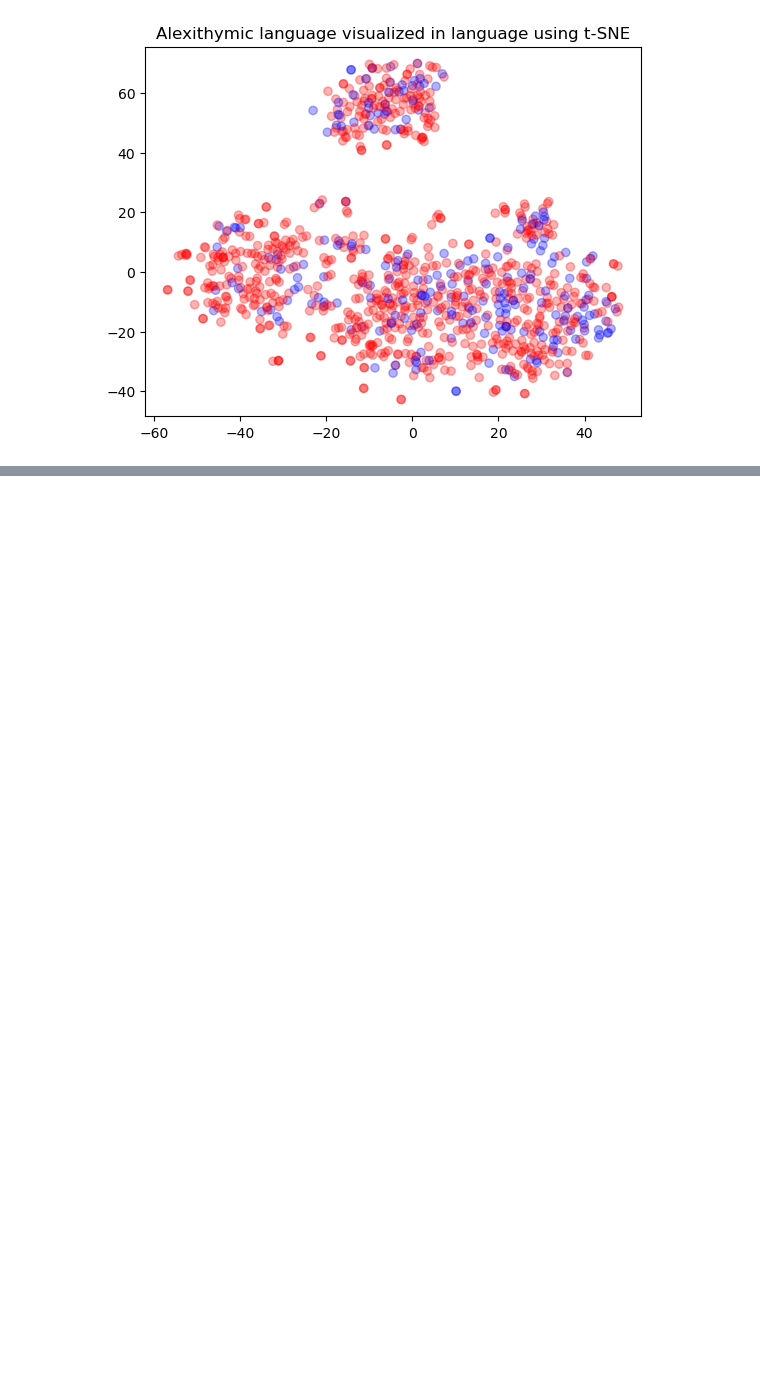
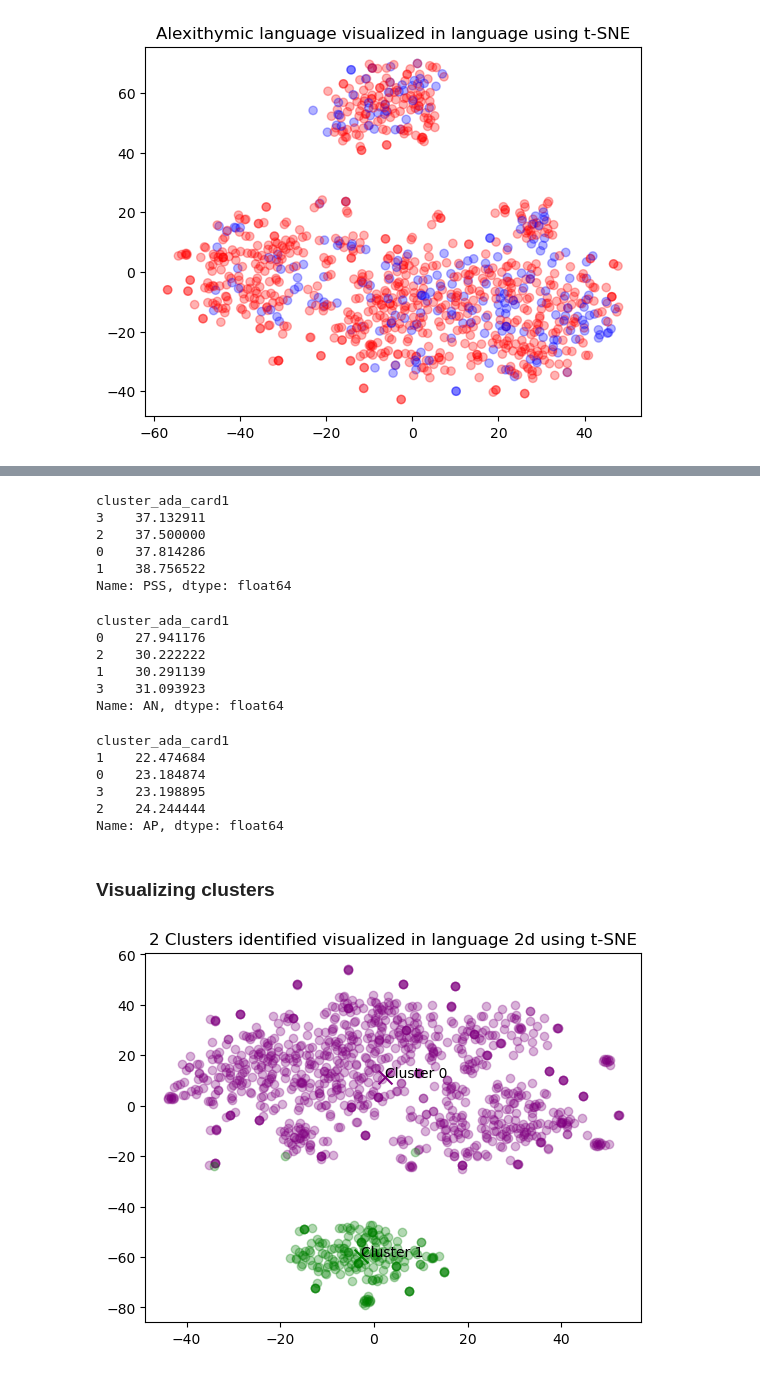
Before and after one commit to raul-arrabales/alexithymic-lang, a Jupyter notebook: openai/Prolexitim_Detector_OpenAI.ipynb, the cells around one changed output, grey strips where cells are left out. Saved outputs shown, nothing was run; the diff lists cells and outputs as text; code cells hidden in the pictures; blank space fills up the shorter version.

Commit message:
clustering models (KMeans)

```diff
--- a/openai/Prolexitim_Detector_OpenAI.ipynb
+++ b/openai/Prolexitim_Detector_OpenAI.ipynb
@@ -194,0 +202,3 @@ Text(0.5, 1.0, 'Alexithymic language visualized in language using t-SNE')
+# %%
+# Let's recover the other labels before clustering, to check for correlations
+labels_and_embeds_df = prolexitim_df.merge(embeds_df)
@@ -194,0 +215,7 @@ Text(0.5, 1.0, 'Alexithymic language visualized in language using t-SNE')
+# %%
+# Let's use KMeans for clustering
+from sklearn.cluster import KMeans
+
+# np.array(embeds_df.ada_card1.apply(eval).to_list())
+matrix = np.vstack(labels_and_embeds_df.ada_card1.apply(eval).to_list())
+matrix.shape
@@ -194,0 +224,6 @@ Text(0.5, 1.0, 'Alexithymic language visualized in language using t-SNE')
+# %%
+# Explore from 2 to 6 clusters:
+for n_clusters in range(2,7):
+    kmeans = KMeans(n_clusters = n_clusters, init='k-means++', n_init='auto', random_state=42)
+    kmeans.fit(matrix)
+    labels_and_embeds_df['clustering_' + str(n_clusters)] = kmeans.labels_
@@ -194,0 +282,63 @@ Text(0.5, 1.0, 'Alexithymic language visualized in language using t-SNE')
+# %%
+# Do clusters have any significant difference in stress?
+labels_and_embeds_df.groupby("cluster_ada_card1").PSS.mean().sort_values()
+# %% [output]
+cluster_ada_card1
+3    37.132911
+2    37.500000
+0    37.814286
+1    38.756522
+Name: PSS, dtype: float64
+# %%
+# Do clusters have any significant difference in negative affect?
+labels_and_embeds_df.groupby("cluster_ada_card1").AN.mean().sort_values()
+# %% [output]
+cluster_ada_card1
+0    27.941176
+2    30.222222
+1    30.291139
+3    31.093923
+Name: AN, dtype: float64
+# %%
+# Do clusters have any significant difference in postive affect?
+labels_and_embeds_df.groupby("cluster_ada_card1").AP.mean().sort_values()
+# %% [output]
+cluster_ada_card1
+1    22.474684
+0    23.184874
+3    23.198895
+2    24.244444
+Name: AP, dtype: float64
+# %% [markdown]
+### Visualizing clusters
+# %%
+# Visualizing clusters
+def viz_clusters(n_clusters):
+    tsne = TSNE(n_components=2, perplexity=15, random_state=42, init="random", learning_rate=200)
+    vis_dims2 = tsne.fit_transform(matrix)
+
+    x = [x for x, y in vis_dims2]
+    y = [y for x, y in vis_dims2]
+
+    if n_clusters < 7:
+        colors = ["purple", "green", "red", "blue", "yellow", "brown"]
+    else:
+        print('Error: too many clusters.')
+        return
+
+    for category, color in enumerate(colors[0:n_clusters]):
+        xs = np.array(x)[labels_and_embeds_df['clustering_' + str(n_clusters)] == category]
+        ys = np.array(y)[labels_and_embeds_df['clustering_' + str(n_clusters)] == category]
+        plt.scatter(xs, ys, color=color, alpha=0.3)
+
+        avg_x = xs.mean()
+        avg_y = ys.mean()
+
+        plt.scatter(avg_x, avg_y, marker='x', color=color, s=100)
+        plt.annotate('Cluster ' + str(category), (avg_x, avg_y))
+    plt.title(str(n_clusters) + " Clusters identified visualized in language 2d using t-SNE")
+# %%
+# Visualize all cluster models
+viz_clusters(2)
+# %% [output]
+[figure, added]
```
Also changed, not shown: parts of 21 cells of this notebook.
